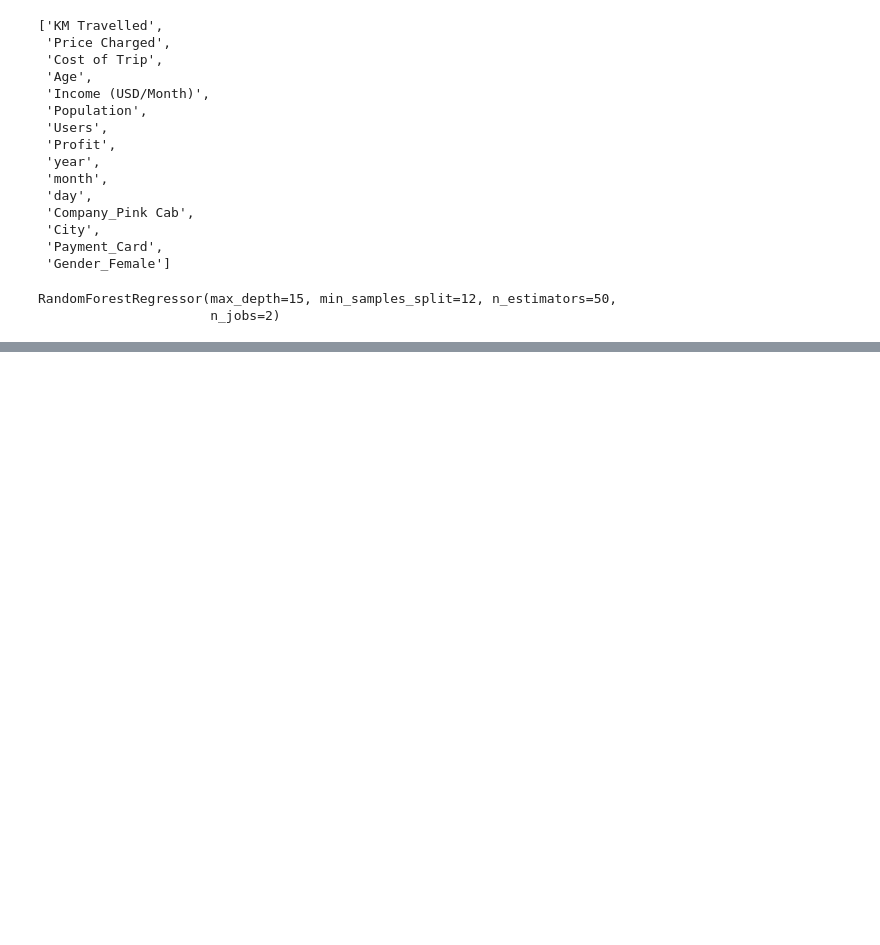
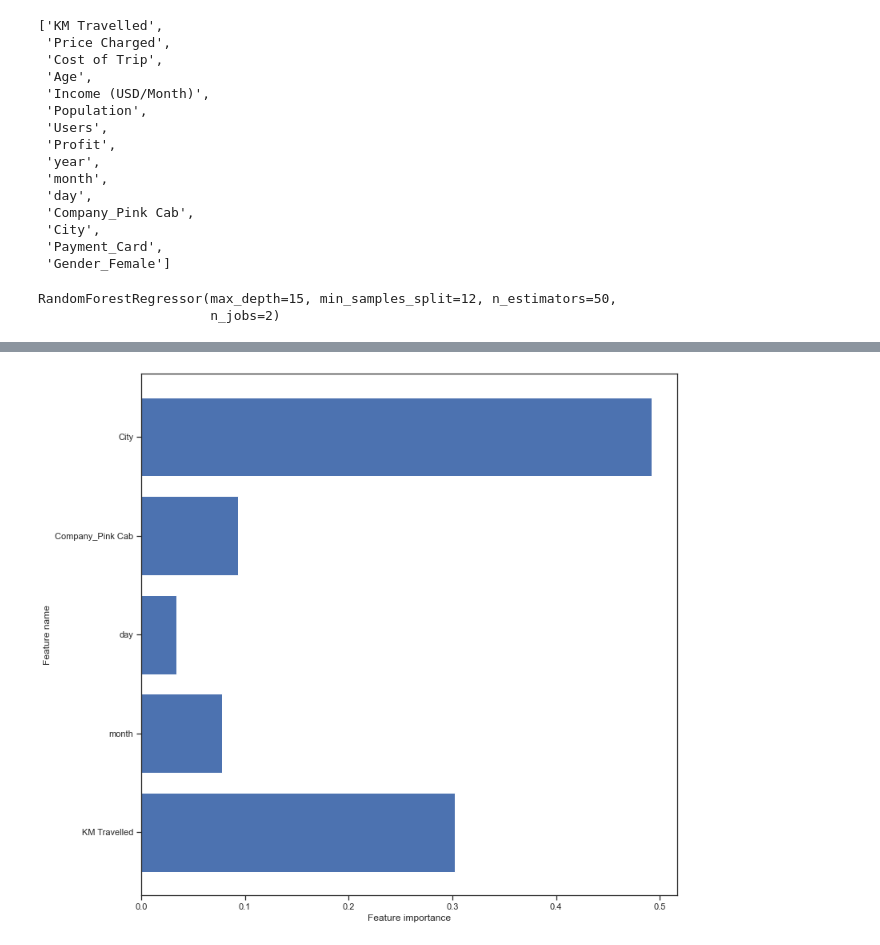
Before and after one commit to G-Tox/W2, a Jupyter notebook: W2 deliverables/EDA Notebook.ipynb, the cells around one changed output, grey strips where cells are left out. Cells and saved outputs as stored; diff of their text form; code cells hidden in the pictures; blank space fills up the shorter version.

```diff
--- a/W2 deliverables/EDA Notebook.ipynb
+++ b/W2 deliverables/EDA Notebook.ipynb
@@ -998,0 +998,5 @@ plt.show()
+# %%
+train_x = train[['KM Travelled',  'month', 'day', 'Company_Pink Cab','City']]
+train_y = train['Profit']
+test_x = test[['KM Travelled',  'month', 'day', 'Company_Pink Cab','City']]
+test_y = test['Profit']
@@ -998,0 +1018,2 @@ plt.show()
+# %%
+columna_prueba = train_x.columns.values.tolist()
@@ -998,0 +1024,10 @@ plt.show()
+# %%
+c_features = len(columna_prueba)
+fig, ax = plt.subplots(figsize=(12, 12))
+plt.barh(range(c_features), logit.feature_importances_)
+plt.xlabel("Feature importance")
+plt.ylabel("Feature name")
+plt.yticks(numpy.arange(c_features), columna_prueba)
+plt.show()
+# %% [output]
+[figure, added]
```
Also changed, not shown: parts of 10 cells of this notebook.
